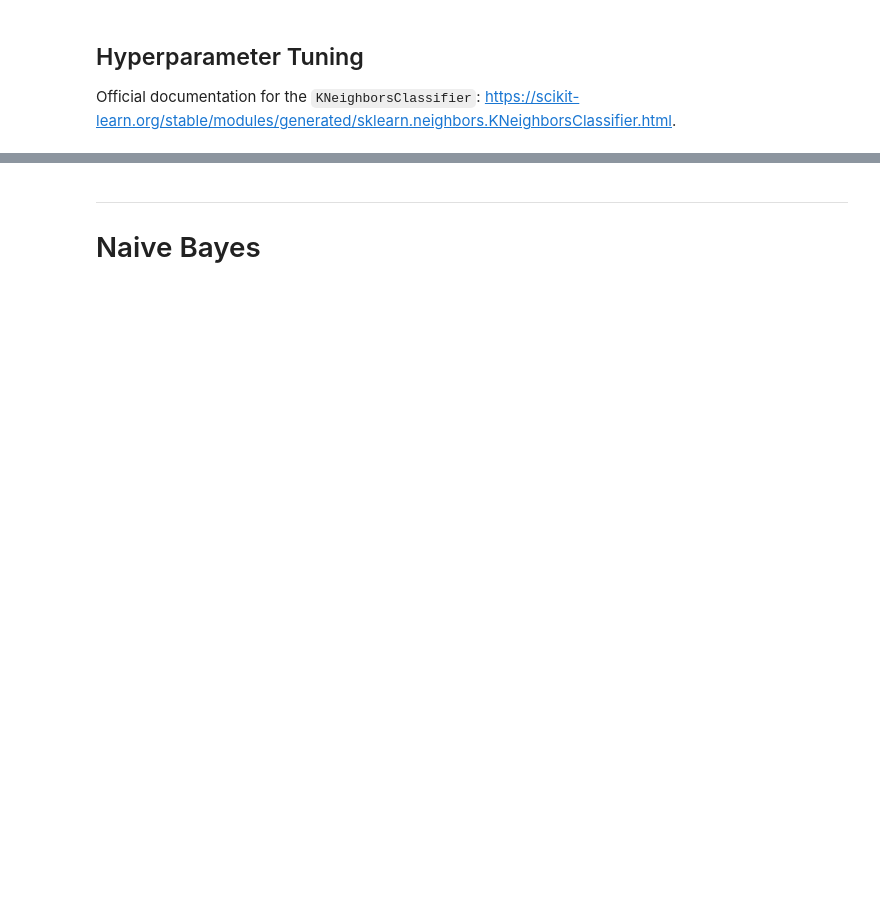
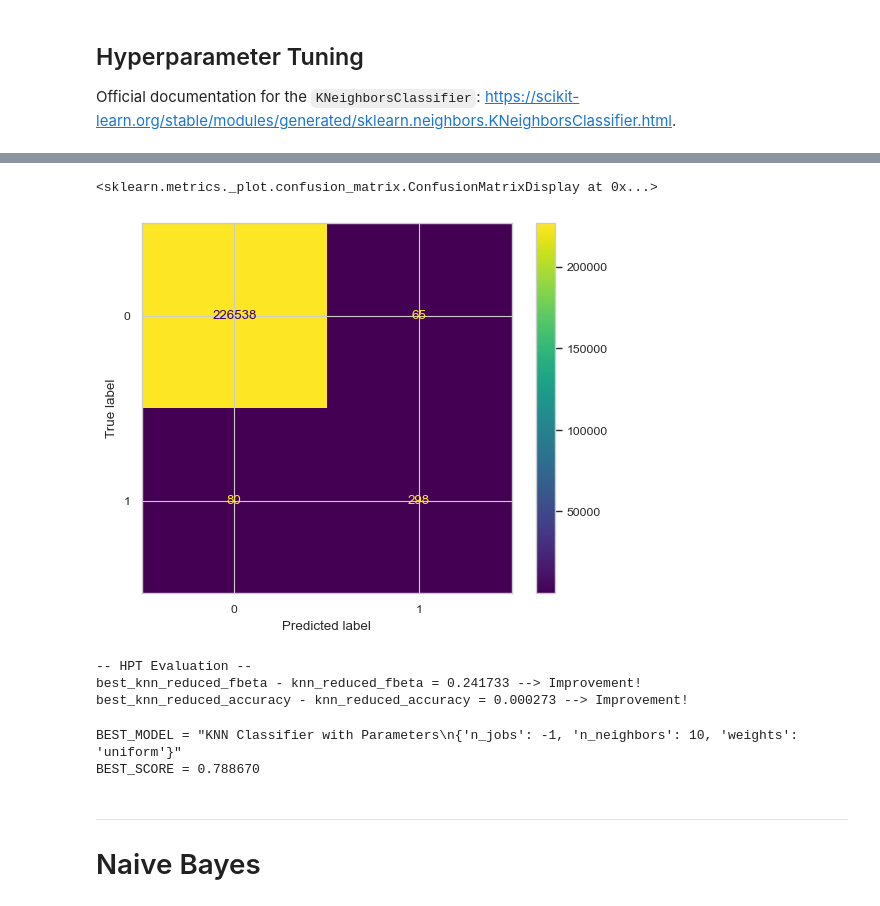
Before and after one commit to WildCodeWolf/Your-Data-Is-Mine, a Jupyter notebook: creditcard-ml.ipynb, the cells around one changed output, grey strips where cells are left out. Saved outputs shown, nothing was run; the diff lists cells and outputs as text; code cells hidden in the pictures; blank space fills up the shorter version.

```diff
--- a/creditcard-ml.ipynb
+++ b/creditcard-ml.ipynb
@@ -257,10 +293,10 @@ knn_param_grid = {
     'weights': ['uniform', 'distance'],
     'n_jobs': [-1],
 }
-rf_grid_search = GridSearchCV(
+knn_grid_search = GridSearchCV(
     estimator=KNeighborsClassifier(),
     param_grid=knn_param_grid,
     refit=True,
     verbose=3,
     scoring=f10_scorer
-).fit(X_train_scaled, y_train)
+).fit(X_train_reduced_scaled, y_train)
@@ -266,0 +321,11 @@ rf_grid_search = GridSearchCV(
+# %%
+print('-- Training Results --')
+print(f'{knn_grid_search.best_params_ = }')
+print(f'{knn_grid_search.best_score_ = }\n')
+
+print('-- Testing Results --')
+best_knn_reduced_pred = knn_grid_search.predict(X_test_reduced_scaled)
+
+print(f'{(best_knn_reduced_accuracy := accuracy_score(y_true, best_knn_reduced_pred)) = }')
+print(f'{(best_knn_reduced_fbeta := fbeta_score(y_true, best_knn_reduced_pred, beta=beta)) = }\n')
+print(classification_report(y_true, best_knn_reduced_pred))
@@ -267,3 +349,27 @@ rf_grid_search = GridSearchCV(
+# %%
+ConfusionMatrixDisplay.from_predictions(y_true, best_knn_reduced_pred)
+# %% [output]
+<sklearn.metrics._plot.confusion_matrix.ConfusionMatrixDisplay at 0x...>
+[figure, added]
+# %%
+print('-- HPT Evaluation --')
+print(f'{best_knn_reduced_fbeta - knn_reduced_fbeta = :.6f}', end='')
+print(' --> Improvement!') if best_knn_reduced_fbeta > knn_reduced_fbeta else print(' --> Worsened!')
+print(f'{best_knn_reduced_accuracy - knn_reduced_accuracy = :.6f}', end='')
+print(' --> Improvement!') if best_knn_reduced_accuracy > knn_reduced_accuracy else print(' --> Worsened!')
+# %% [output]
+-- HPT Evaluation --
+best_knn_reduced_fbeta - knn_reduced_fbeta = 0.241733 --> Improvement!
+best_knn_reduced_accuracy - knn_reduced_accuracy = 0.000273 --> Improvement!
+# %%
+if best_knn_reduced_fbeta > BEST_SCORE:
+    BEST_MODEL = f'KNN Classifier with Parameters\n{knn_grid_search.best_params_}'
+    BEST_SCORE = best_knn_reduced_fbeta
+
+print(f'{BEST_MODEL = }\n{BEST_SCORE = :.6f}')
+# %% [output]
+BEST_MODEL = "KNN Classifier with Parameters\n{'n_jobs': -1, 'n_neighbors': 10, 'weights': 'uniform'}"
+BEST_SCORE = 0.788670
 # %% [markdown]
 --------------------------------------------------------------------------------
 
```
Also changed, not shown: parts of 20 cells of this notebook.
